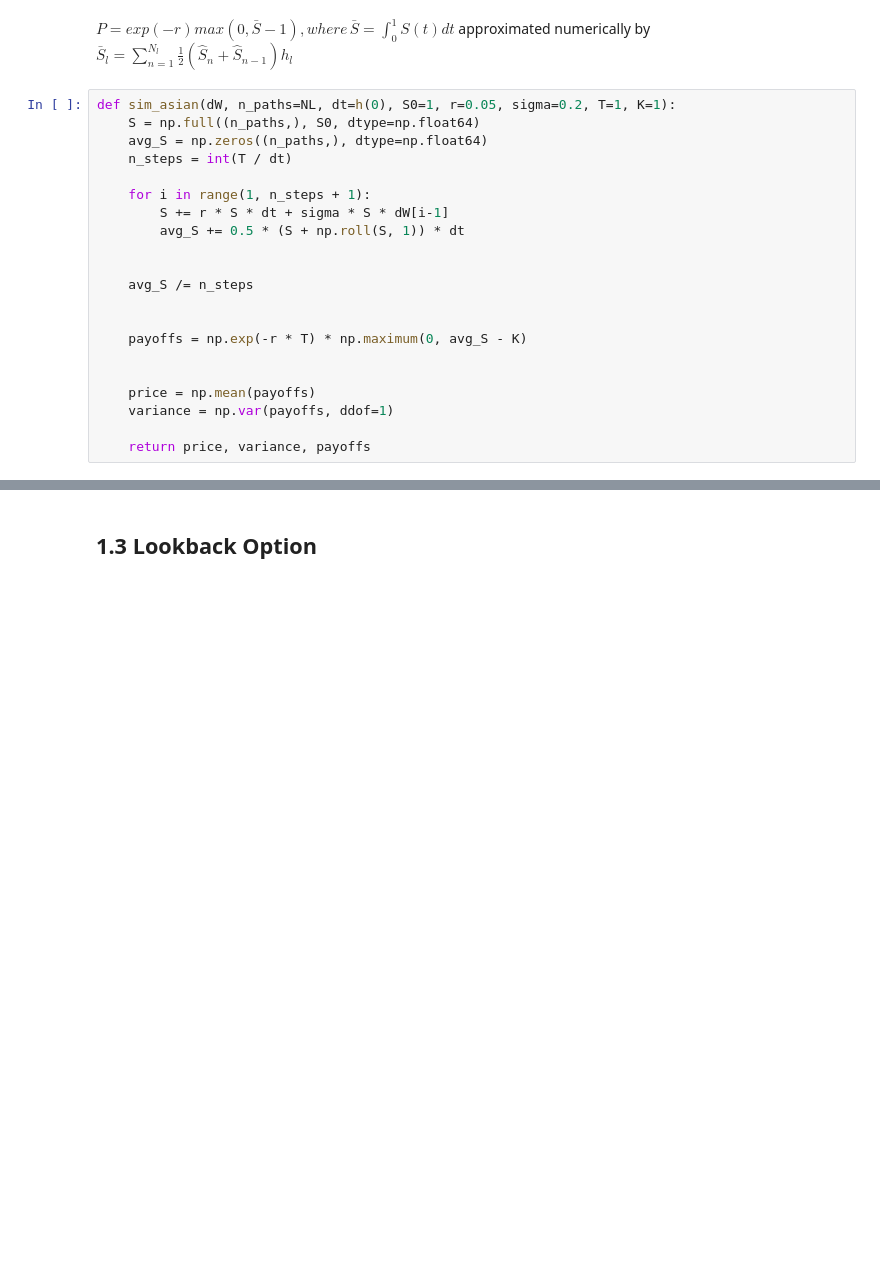
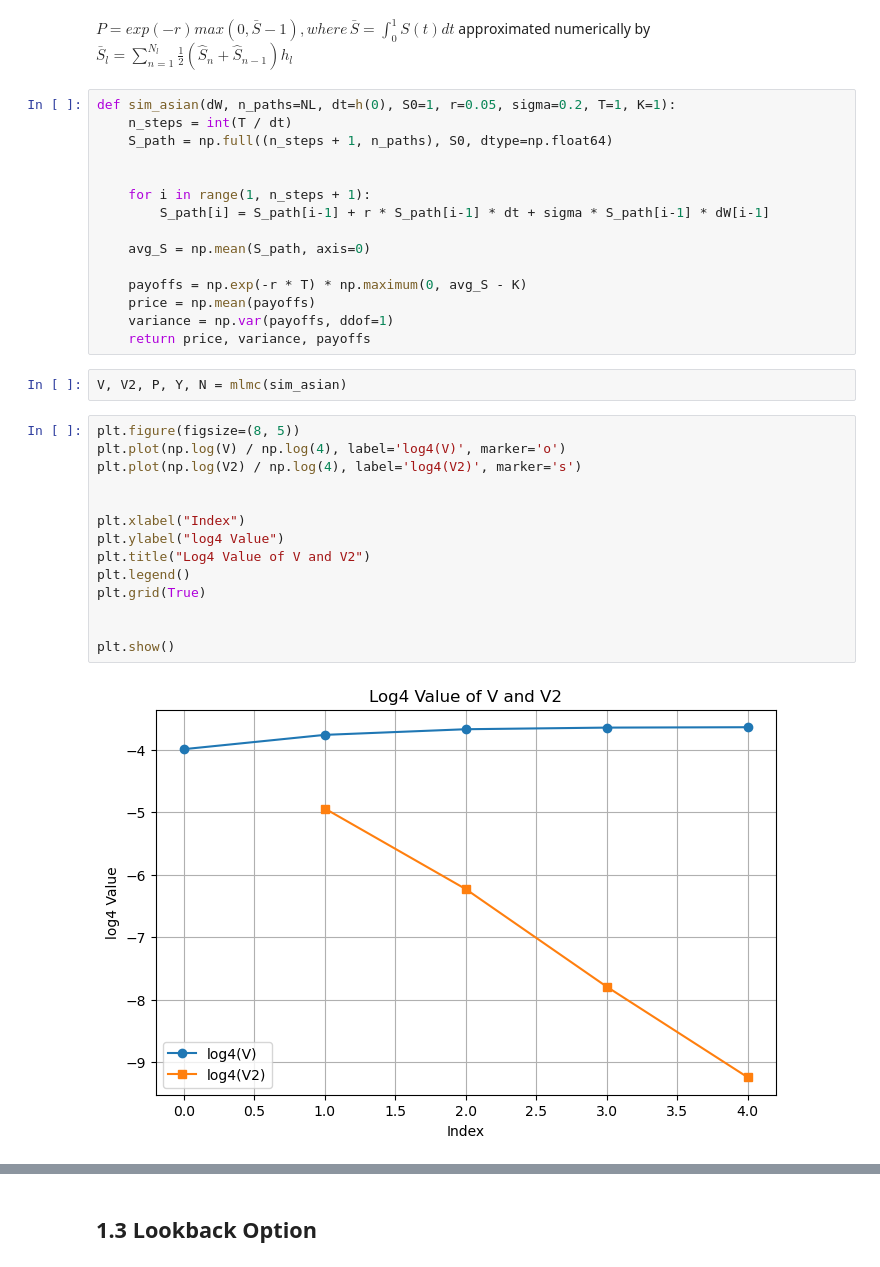
Before and after one commit to FlyingParachute/MathFin_Simu, a Jupyter notebook: Part2.ipynb, the cells around one changed output, grey strips where cells are left out. Cells and saved outputs as stored; diff of their text form; blank space fills up the shorter version.

```diff
--- a/Part2.ipynb
+++ b/Part2.ipynb
@@ -182,22 +296,34 @@ $P = exp(-r)max(0, \bar S-1), where\, \bar S=\int ^1_0 S(t)dt$ approximated nume
 $\bar S_l=\sum ^{N_l}_{n=1}\frac{1}{2}(\hat S_n + \hat S_{n-1})h_l$
 # %%
 def sim_asian(dW, n_paths=NL, dt=h(0), S0=1, r=0.05, sigma=0.2, T=1, K=1):
-    S = np.full((n_paths,), S0, dtype=np.float64)
-    avg_S = np.zeros((n_paths,), dtype=np.float64)
     n_steps = int(T / dt)
+    S_path = np.full((n_steps + 1, n_paths), S0, dtype=np.float64)
+
 
     for i in range(1, n_steps + 1):
-        S += r * S * dt + sigma * S * dW[i-1]
-        avg_S += 0.5 * (S + np.roll(S, 1)) * dt
+        S_path[i] = S_path[i-1] + r * S_path[i-1] * dt + sigma * S_path[i-1] * dW[i-1]
 
-
-    avg_S /= n_steps
-
+    avg_S = np.mean(S_path, axis=0)
 
     payoffs = np.exp(-r * T) * np.maximum(0, avg_S - K)
-
-
     price = np.mean(payoffs)
     variance = np.var(payoffs, ddof=1)
-
     return price, variance, payoffs
+# %%
+V, V2, P, Y, N = mlmc(sim_asian)
+# %%
+plt.figure(figsize=(8, 5))
+plt.plot(np.log(V) / np.log(4), label='log4(V)', marker='o')
+plt.plot(np.log(V2) / np.log(4), label='log4(V2)', marker='s')
+
+
+plt.xlabel("Index")
+plt.ylabel("log4 Value")
+plt.title("Log4 Value of V and V2")
+plt.legend()
+plt.grid(True)
+
+
+plt.show()
+# %% [output]
+[figure, added]
```
Also changed, not shown: parts of 39 cells of this notebook.
